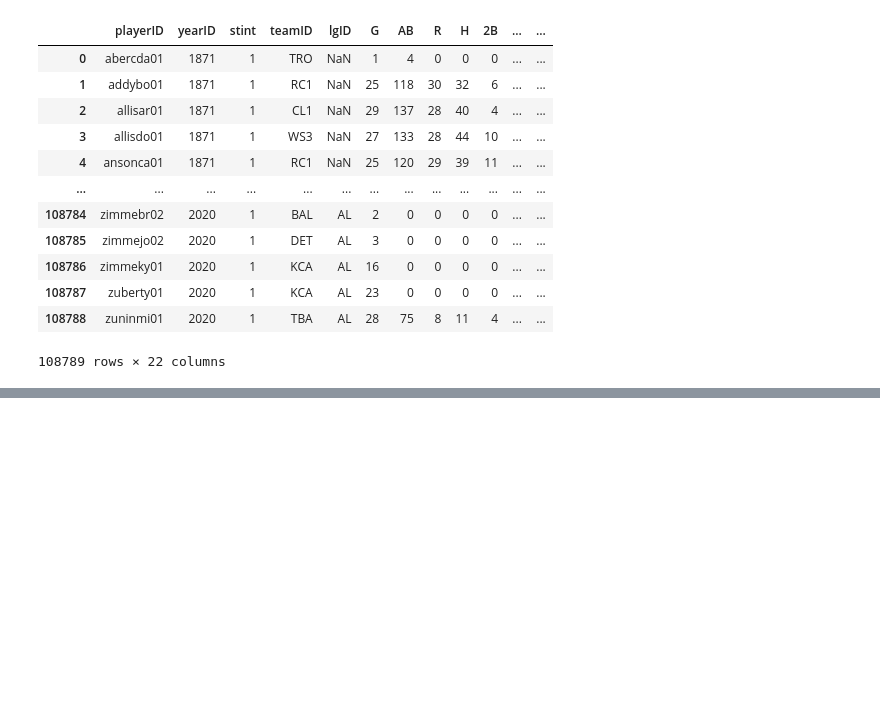
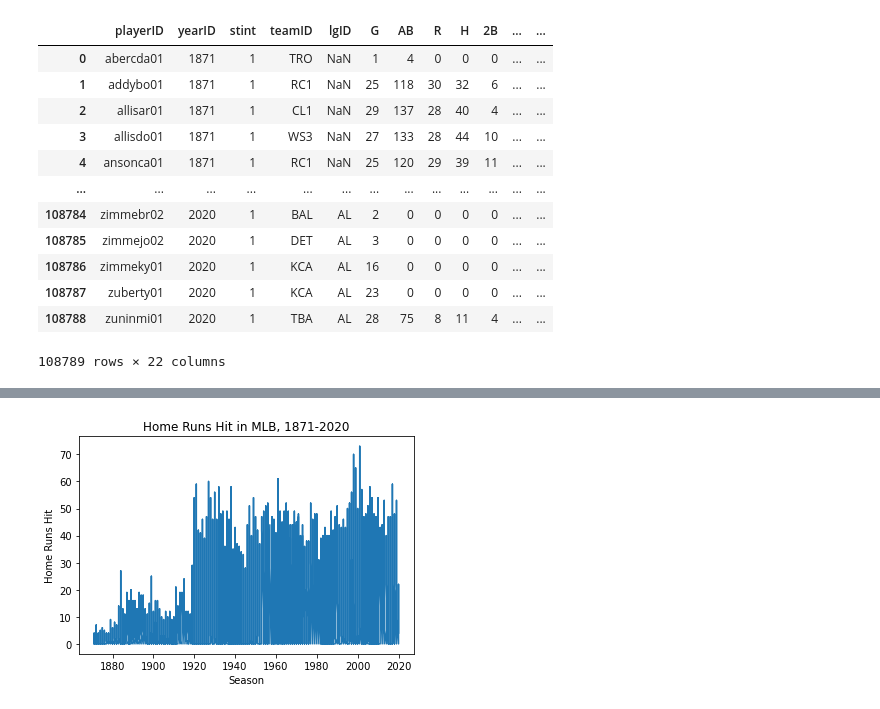
Before and after one commit to matthewjchin/baseballstats, a Jupyter notebook: Slug_Datavis.ipynb, the cells around one changed output, grey strips where cells are left out. Drawn from its saved outputs; the diff is of its cells as text; code cells hidden in the pictures; blank space fills up the shorter version.

Commit message:
line graph added

```diff
--- a/Slug_Datavis.ipynb
+++ b/Slug_Datavis.ipynb
@@ -55,3 +55,11 @@ batstats.describe()
 | 50% | 1976.000000 | 1.000000 | 34.000000 | 46.000000 | 4.000000 | 8.000000 | 1.000000 | 0.000000 | 0.000000 | 3.000000 | 0.000000 | ... |
 | 75% | 2001.000000 | 1.000000 | 79.000000 | 224.000000 | 27.000000 | 56.000000 | 9.000000 | 1.000000 | 2.000000 | 24.000000 | 2.000000 | ... |
 | max | 2020.000000 | 5.000000 | 165.000000 | 716.000000 | 198.000000 | 262.000000 | 67.000000 | 36.000000 | 73.000000 | 191.000000 | 138.000000 | ... |
+# %%
+plt.plot(batstats.yearID, batstats.HR)
+plt.xlabel("Season")
+plt.ylabel("Home Runs Hit")
+plt.title("Home Runs Hit in MLB, 1871-2020")
+plt.show()
+# %% [output]
+[figure, added]
```
